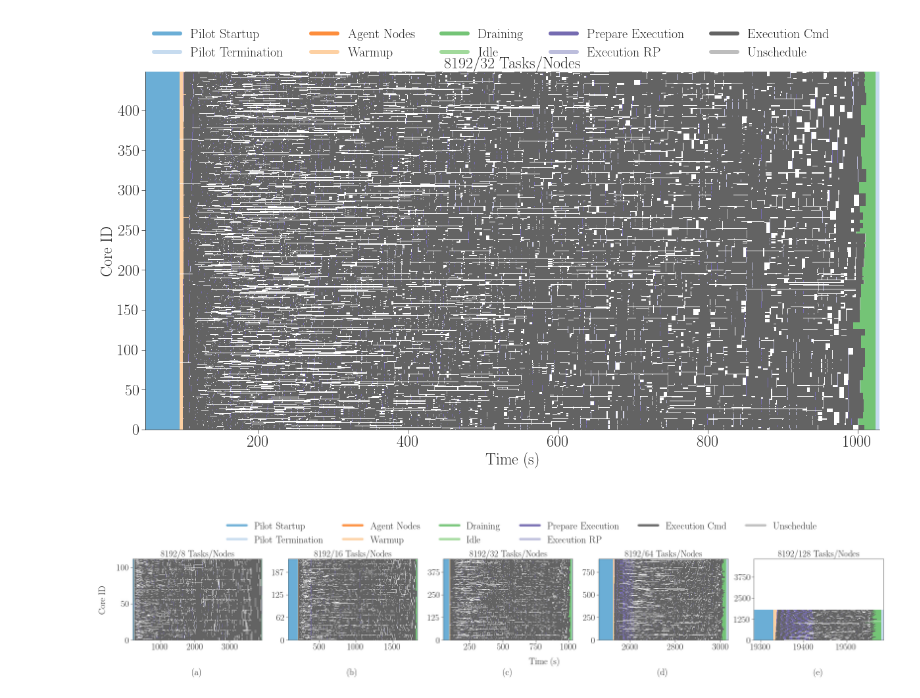
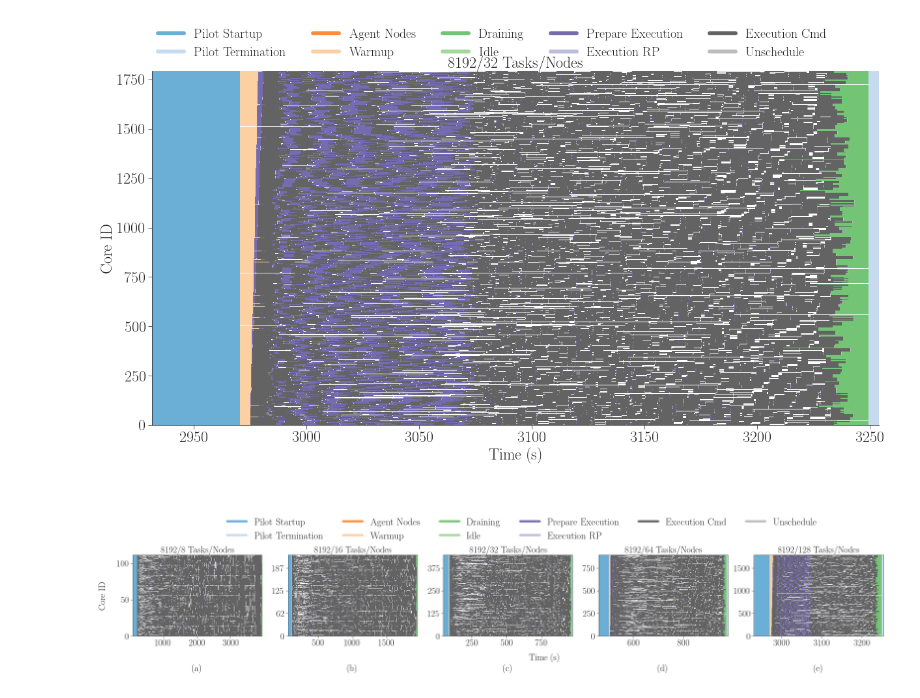
Before and after one commit to radical-experiments/rp.paper, a Jupyter notebook: analysis/spatial_heterogeneity/sscaling-ru.ipynb, the cells around one changed output. Saved outputs shown, nothing was run; the diff lists cells and outputs as text; code cells hidden in the pictures.

```diff
--- a/analysis/spatial_heterogeneity/sscaling-ru.ipynb
+++ b/analysis/spatial_heterogeneity/sscaling-ru.ipynb
@@ -139,9 +129,9 @@ plt.savefig('figures/strong_scaling_ttc.png', dpi=300, bbox_inches='tight')
 # sessions sscaling1
 # sscaling1_sids = sorted(['../data/spatial-heterogeneity/sscaling1/'+s for s in sscaling1_sessions.drop_duplicates(['nunit']).index.unique().tolist()])
 # sscaling1_sobjs = ra.Experiment(sscaling1_sids, stype='radical.pilot')
-sscaling1_sobjs = ra.Experiment(['../data/spatial-heterogeneity/sscaling1/rp.session.login2.frontera.tacc.utexas.edu.mturilli.018319.0002',
-                                 '../data/spatial-heterogeneity/sscaling1/rp.session.login2.frontera.tacc.utexas.edu.mturilli.018320.0000',
-                                 '../data/spatial-heterogeneity/sscaling1/rp.session.login2.frontera.tacc.utexas.edu.mturilli.018320.0001',
-                                 '../data/spatial-heterogeneity/sscaling1/rp.session.login2.frontera.tacc.utexas.edu.mturilli.018320.0002',
-                                 '../data/spatial-heterogeneity/sscaling1/rp.session.login2.frontera.tacc.utexas.edu.mturilli.018320.0003'], stype='radical.pilot')
+sscaling1_sobjs = ra.Experiment(['../data/spatial-heterogeneity/sscaling1/rp.session.login3.frontera.tacc.utexas.edu.mturilli.018326.0004',
+                                 '../data/spatial-heterogeneity/sscaling1/rp.session.login3.frontera.tacc.utexas.edu.mturilli.018327.0002',
+                                 '../data/spatial-heterogeneity/sscaling1/rp.session.login3.frontera.tacc.utexas.edu.mturilli.018327.0008',
+                                 '../data/spatial-heterogeneity/sscaling1/rp.session.login3.frontera.tacc.utexas.edu.mturilli.018327.0013',
+                                 '../data/spatial-heterogeneity/sscaling1/rp.session.login3.frontera.tacc.utexas.edu.mturilli.018327.0016'], stype='radical.pilot')
 # %% [output]
@@ -206,7 +196,7 @@ def update_ticks(x, pos):
     return int(x/4)
 # %%
 # core utilization over time (box plot)
-sid = 'rp.session.login2.frontera.tacc.utexas.edu.mturilli.018320.0001' # 8192 units| 2 nodes
+sid = 'rp.session.login3.frontera.tacc.utexas.edu.mturilli.018327.0016' # 8192 units| 2 nodes
 consumed = consumed_sscaling1
 
 fig, ax = fig_setup(figsize=(20,10))
@@ -259,45 +249,45 @@ for metric in metrics:
                 y_min = min(y_min, orig_y)
                 x_max = max(x_max, orig_x + width)
                 y_max = max(y_max, orig_y + height)
 
                 patch = mpl.patches.Rectangle((orig_x, orig_y),
                                               width, height,
                                               facecolor=color,
                                               edgecolor='black',
                                               fill=True, lw=0.0)
                 ax.add_patch(patch)
 
 ax.set_xlim([x_min, x_max])
 ax.set_ylim([y_min, y_max])
 
 ax.set_xlabel('Time (s)')
 ax.set_ylabel('Core ID')
 
 ax.yaxis.set_major_formatter(mticker.FuncFormatter(update_ticks))
 
 # Add legend
 lgd = fig.legend(legend,
        [m[0] for m in metrics],
        loc='upper center',
        # bbox_to_anchor=(0.5, 1.03),
        fontsize=20,
        ncol=5)
 
 plt.savefig('figures/paper_rp_frontera_strong_scaling_heterogeneous.pdf', dpi=300, bbox_inches='tight')
 plt.savefig('figures/paper_rp_frontera_strong_scaling_heterogeneous.png', dpi=300, bbox_inches='tight')
 # %% [output]
-[figure, old version]
+[figure, new version]
 # %%
 # xkeys = xkeys_exp4
 provided = provided_sscaling1
 consumed = consumed_sscaling1
 stats_rel = stats_abs_sscaling1
 
-sids = [ 'rp.session.login2.frontera.tacc.utexas.edu.mturilli.018319.0002', # 448
-         'rp.session.login2.frontera.tacc.utexas.edu.mturilli.018320.0000', # 896
-         'rp.session.login2.frontera.tacc.utexas.edu.mturilli.018320.0001', # 1792
-         'rp.session.login2.frontera.tacc.utexas.edu.mturilli.018320.0002', # 3584
-         'rp.session.login2.frontera.tacc.utexas.edu.mturilli.018320.0003'] # 7168
+sids = [ 'rp.session.login3.frontera.tacc.utexas.edu.mturilli.018326.0004', # 448
+         'rp.session.login3.frontera.tacc.utexas.edu.mturilli.018327.0002', # 896
+         'rp.session.login3.frontera.tacc.utexas.edu.mturilli.018327.0008', # 1792
+         'rp.session.login3.frontera.tacc.utexas.edu.mturilli.018327.0013', # 3584
+         'rp.session.login3.frontera.tacc.utexas.edu.mturilli.018327.0016'] # 7168
 
 fwidth = 36
 fhight = 4
@@ -392,4 +382,4 @@ fig.legend(legend,
 plt.savefig('figures/strung_scaling_ru_multi.pdf', dpi=300, bbox_inches='tight')
 plt.savefig('figures/strung_scaling_ru_multi.png', dpi=300, bbox_inches='tight')
 # %% [output]
-[figure, old version]
+[figure, new version]
```
Also changed, not shown: parts of 7 cells of this notebook, 36 other files.
